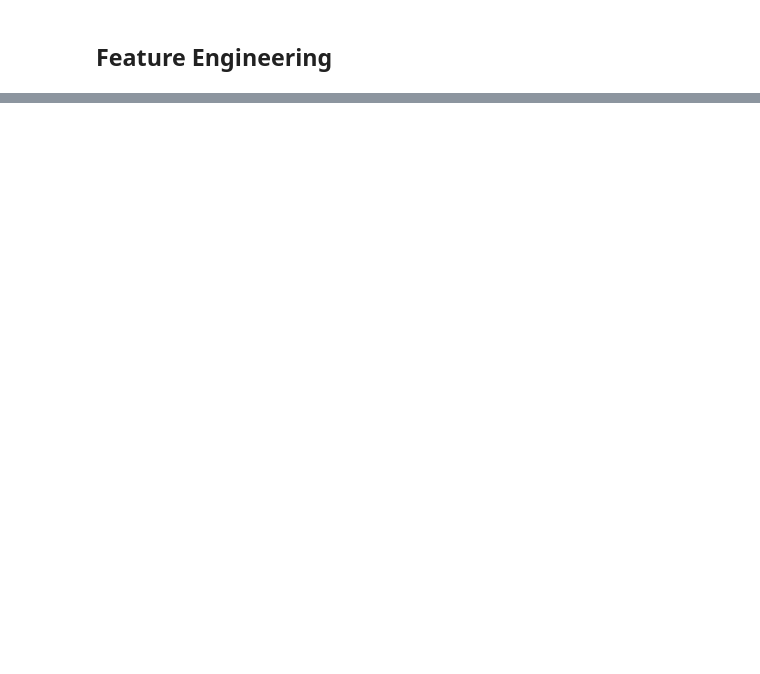
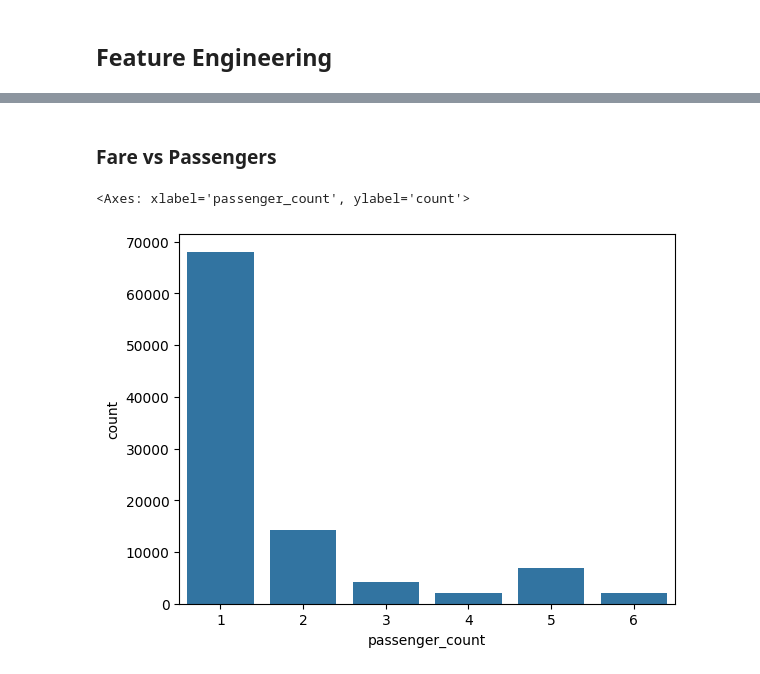
Before and after one commit to ahealion1/Data-Science-Projects, a Jupyter notebook: TaxiFarePrediction/taxi-fare-prediction.ipynb, the cells around one changed output, grey strips where cells are left out. Drawn from its saved outputs; the diff is of its cells as text; code cells hidden in the pictures; blank space fills up the shorter version.

```diff
--- a/TaxiFarePrediction/taxi-fare-prediction.ipynb
+++ b/TaxiFarePrediction/taxi-fare-prediction.ipynb
@@ -268,0 +307,7 @@ taxi['distance_km'] = taxi.apply(lambda r:distance.distance((r['pickup_latitude'
+# %% [markdown]
+### Fare vs Passengers
+# %%
+sns.countplot(data=taxi, x='passenger_count')
+# %% [output]
+<Axes: xlabel='passenger_count', ylabel='count'>
+[figure, added]
```
Also changed, not shown: parts of 32 cells of this notebook, 1 other file.
